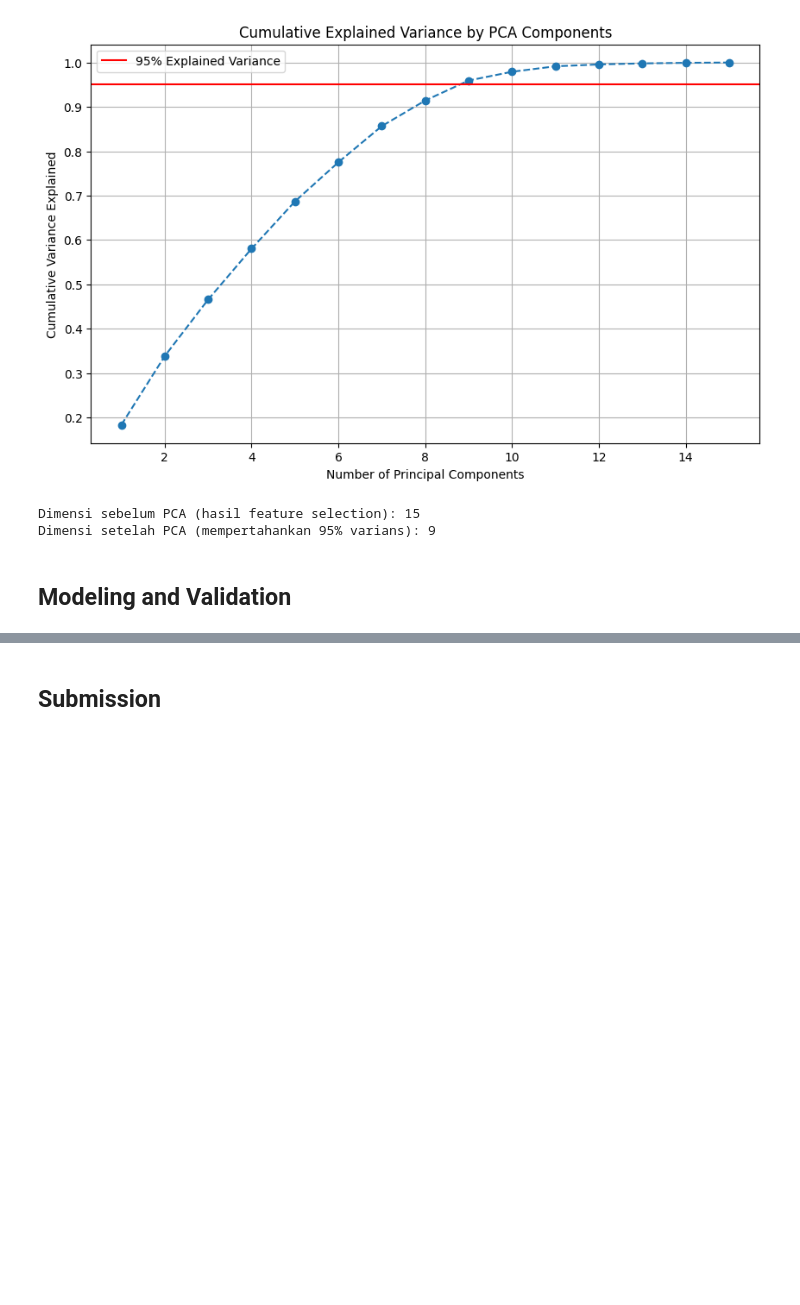
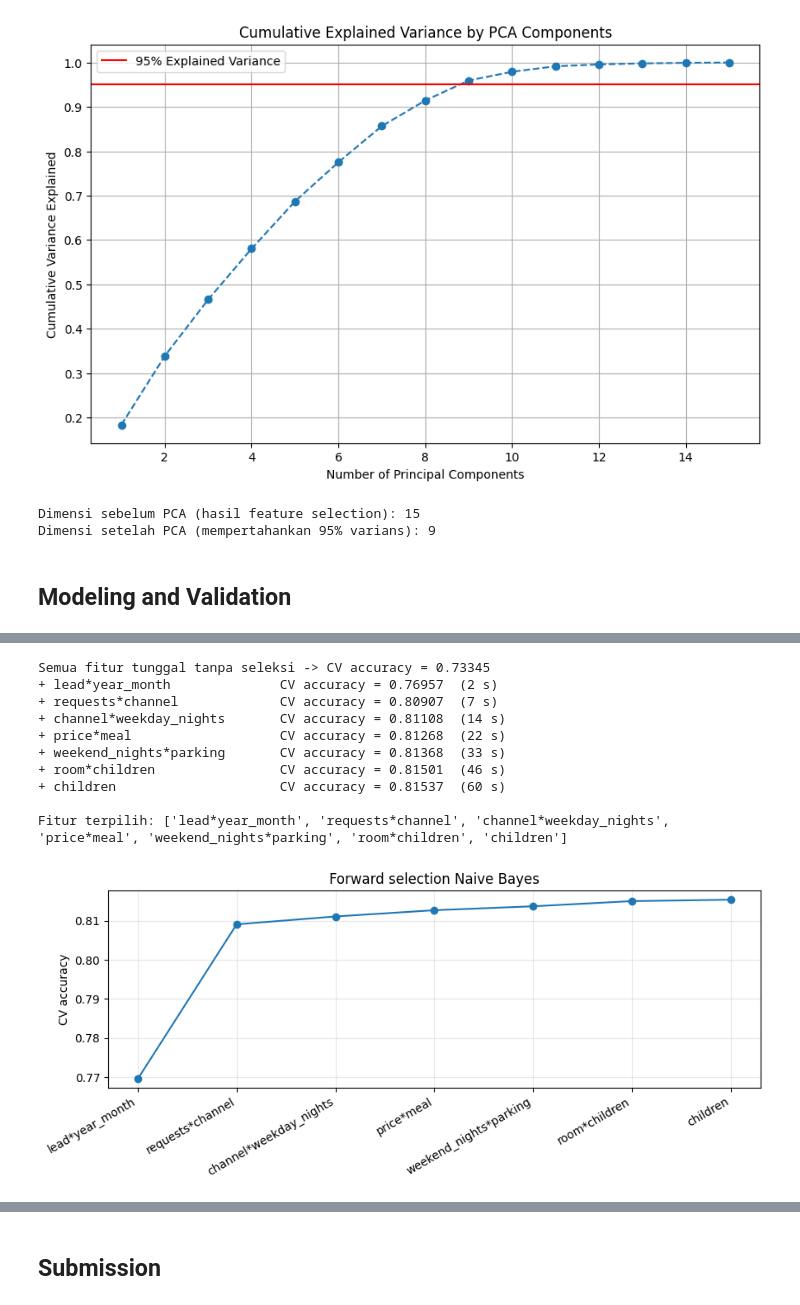
Before and after one commit to ethj0r/IF3170_G06_PhilippsLeatherJacket, a Jupyter notebook: main.ipynb, the cells around one changed output, grey strips where cells are left out. Saved outputs shown, nothing was run; the diff lists cells and outputs as text; code cells hidden in the pictures; blank space fills up the shorter version.

Commit message:
feat(nb): integrate naive bayes notebook

```diff
--- a/main.ipynb
+++ b/main.ipynb
@@ -458,0 +488,20 @@ Dimensi setelah PCA (mempertahankan 95% varians): 9
+# %%
+n_orig = len(X_train_encoded)
+is_orig = np.arange(len(y_train_balanced)) < n_orig
+strat_key = np.asarray(y_train_balanced).astype(int) * 2 + is_orig.astype(int)
+X_tr, X_val, y_tr, y_val, orig_tr, orig_val = train_test_split(
+    X_train_pca, y_train_balanced, is_orig,
+    test_size=0.15, random_state=RANDOM_STATE, stratify=strat_key,
+)
+y_tr, y_val = np.asarray(y_tr), np.asarray(y_val)
+
+gnb_scratch = NaiveBayes().fit(X_tr, y_tr)
+gnb_sklearn = GaussianNB().fit(X_tr, y_tr)
+
+proba_diff = np.abs(gnb_scratch.predict_proba(X_val) - gnb_sklearn.predict_proba(X_val)).max()
+print(f'Selisih probabilitas maksimum scratch vs scikit-learn: {proba_diff:.2e}')
+for name, model in [('Gaussian NB (scratch)', gnb_scratch), ('Gaussian NB (scikit-learn)', gnb_sklearn)]:
+    pred = model.predict(X_val[orig_val])
+    acc = accuracy_score(y_val[orig_val], pred)
+    f1 = f1_score(y_val[orig_val], pred, average='macro')
+    print(f'{name}: accuracy = {acc:.5f}, macro F1 = {f1:.5f}')
@@ -458,0 +605,59 @@ Dimensi setelah PCA (mempertahankan 95% varians): 9
+# %%
+nb_folds = []
+nb_skf = StratifiedKFold(n_splits=5, shuffle=True, random_state=RANDOM_STATE)
+for tr_idx, va_idx in nb_skf.split(nb_X_train, nb_y_train):
+    edges = fit_bins(nb_X_train.iloc[tr_idx])
+    nb_folds.append((
+        nb_transform(nb_X_train.iloc[tr_idx], edges), nb_y_train[tr_idx],
+        nb_transform(nb_X_train.iloc[va_idx], edges), nb_y_train[va_idx],
+    ))
+
+
+def cv_accuracy(features, alpha=1.0):
+    scores = []
+    for X_a, y_a, X_b, y_b in nb_folds:
+        model = NaiveBayes(categorical_features=range(len(features)), alpha=alpha)
+        model.fit(X_a[features].values, y_a)
+        scores.append(accuracy_score(y_b, model.predict(X_b[features].values)))
+    return np.mean(scores)
+
+
+print(f'Semua fitur tunggal tanpa seleksi -> CV accuracy = {cv_accuracy(nb_single):.5f}')
+
+nb_candidates = list(nb_folds[0][0].columns)
+nb_features = []
+nb_history = []
+nb_best_score = 0
+start = time.time()
+while len(nb_features) < 8:
+    scores = [(cv_accuracy(nb_features + [c]), c) for c in nb_candidates if c not in nb_features]
+    score, feature = max(scores)
+    if score <= nb_best_score:
+        break
+    nb_features.append(feature)
+    nb_history.append(score)
+    nb_best_score = score
+    print(f'+ {feature:28s} CV accuracy = {score:.5f}  ({time.time() - start:.0f} s)')
+
+print(f'\nFitur terpilih: {nb_features}')
+
+plt.figure(figsize=(9, 4))
+plt.plot(range(1, len(nb_history) + 1), nb_history, marker='o')
+plt.xticks(range(1, len(nb_history) + 1), nb_features, rotation=30, ha='right')
+plt.ylabel('CV accuracy')
+plt.title('Forward selection Naive Bayes')
+plt.grid(True, alpha=0.3)
+plt.tight_layout()
+plt.show()
+# %% [output]
+Semua fitur tunggal tanpa seleksi -> CV accuracy = 0.73345
++ lead*year_month              CV accuracy = 0.76957  (2 s)
++ requests*channel             CV accuracy = 0.80907  (7 s)
++ channel*weekday_nights       CV accuracy = 0.81108  (14 s)
++ price*meal                   CV accuracy = 0.81268  (22 s)
++ weekend_nights*parking       CV accuracy = 0.81368  (33 s)
++ room*children                CV accuracy = 0.81501  (46 s)
++ children                     CV accuracy = 0.81537  (60 s)
+
+Fitur terpilih: ['lead*year_month', 'requests*channel', 'channel*weekday_nights', 'price*meal', 'weekend_nights*parking', 'room*children', 'children']
+[figure, added]
```
Also changed, not shown: parts of 18 cells of this notebook.
